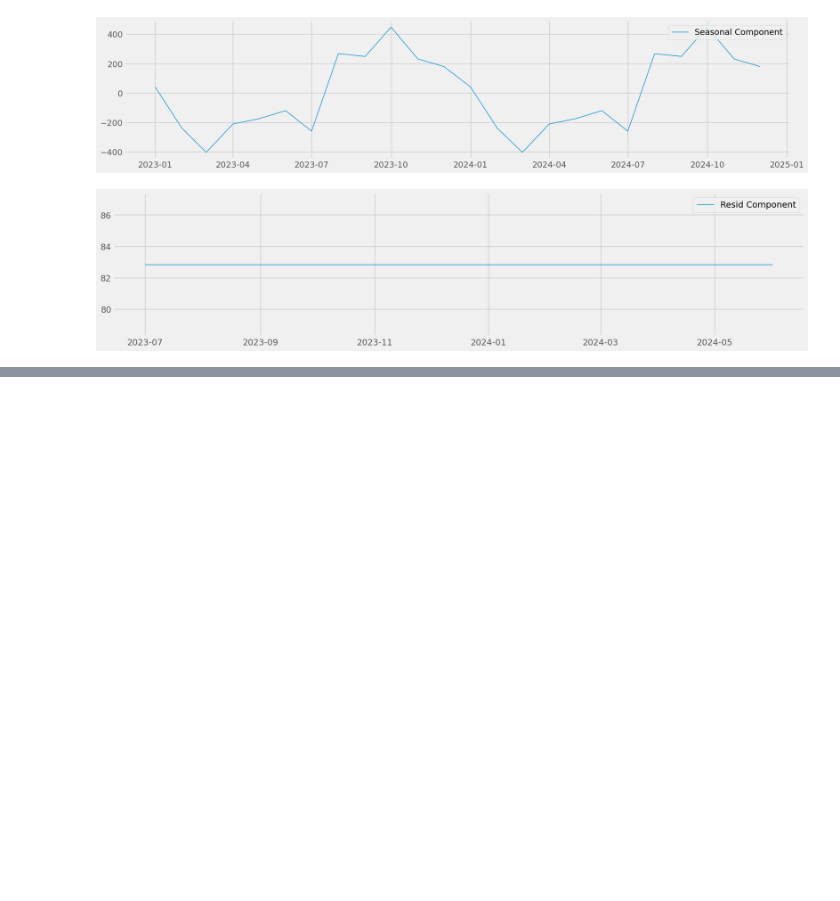
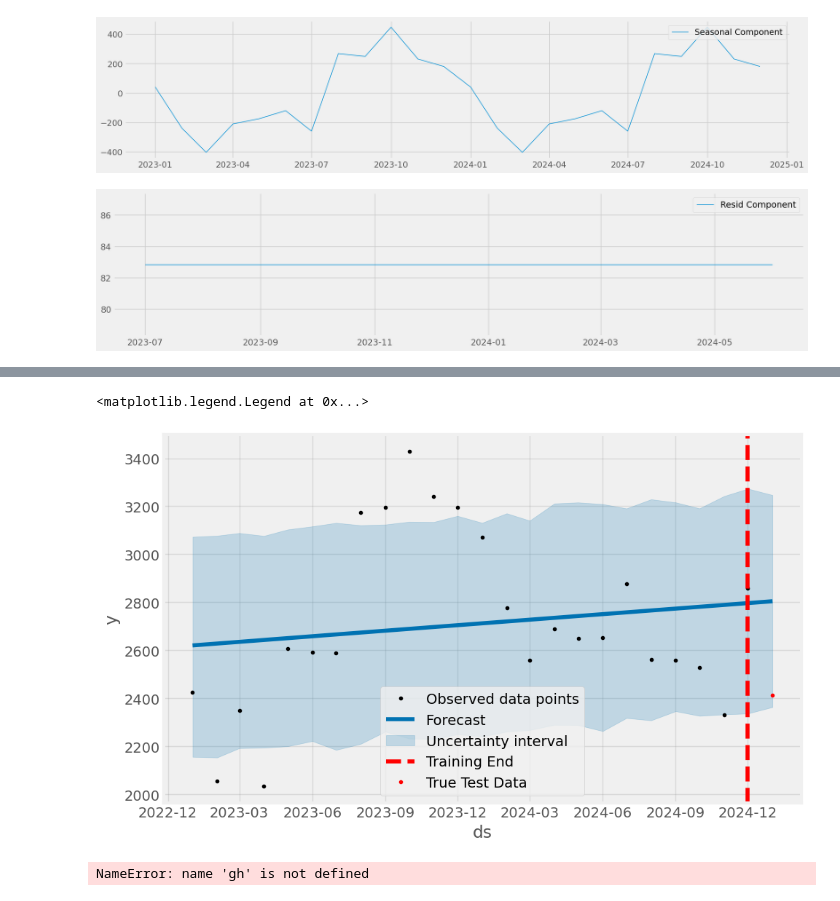
Before and after one commit to diogojfr/time_series_studies, a Jupyter notebook: Daily Loads.ipynb, the cells around one changed output, grey strips where cells are left out. Cells and saved outputs as stored; diff of their text form; code cells hidden in the pictures; blank space fills up the shorter version.

Commit message:
testing a simple model

```diff
--- a/Daily Loads.ipynb
+++ b/Daily Loads.ipynb
@@ -276,0 +281,8 @@ plt.show()
+# %%
+# renaming the columns according to prophet's config
+
+df_train_prophet = df_train.copy()
+
+df_train_prophet = df_train_prophet.rename(columns = {'month_year':'ds'})
+df_train_prophet = df_train_prophet.rename(columns = {'total_loads':'y'})
+df_train_prophet
@@ -276,0 +307,3 @@ plt.show()
+# %%
+model_prophet  = Prophet()
+model_prophet.fit(df_train_prophet)
@@ -276,0 +314,5 @@ plt.show()
+# %%
+# making predictions
+
+df_future = model_prophet.make_future_dataframe(periods=1, freq='MS')
+display(df_future)
@@ -276,0 +337,3 @@ plt.show()
+# %%
+forecast_prophet = model_prophet.predict(df_future)
+forecast_prophet[['ds', 'yhat', 'yhat_lower', 'yhat_upper']].round().tail()
@@ -276,0 +347,23 @@ plt.show()
+# %%
+
+# plot the time series
+forecast_plot = model_prophet.plot(forecast_prophet)
+
+# add a vertical line at the end of the training period
+axes = forecast_plot.gca()
+last_training_date = forecast_prophet['ds'].iloc[-2]
+axes.axvline(x=last_training_date, color='red', linestyle='--', label='Training End')
+
+# plot true test data for the period after the red line
+# df_test['month_year'] = pd.to_datetime(df_test['month_year'])
+plt.plot(df_test['month_year'], df_test['total_loads'],'ro', markersize=3, label='True Test Data')
+
+# show the legend to distinguish between the lines
+plt.legend()
+# %% [output]
+<matplotlib.legend.Legend at 0x...>
+[figure, added]
+# %%
+gh
+# %% [output]
+NameError: name 'gh' is not defined
```
Also changed, not shown: parts of 8 cells of this notebook.
